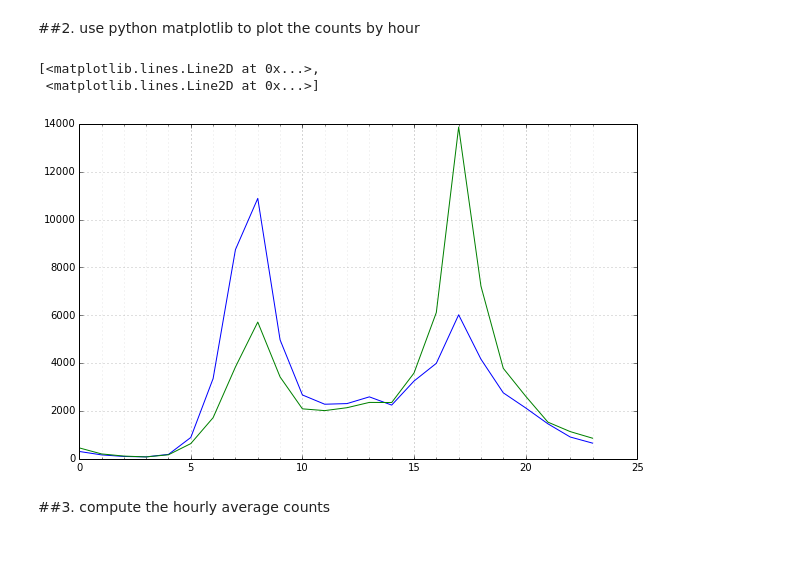
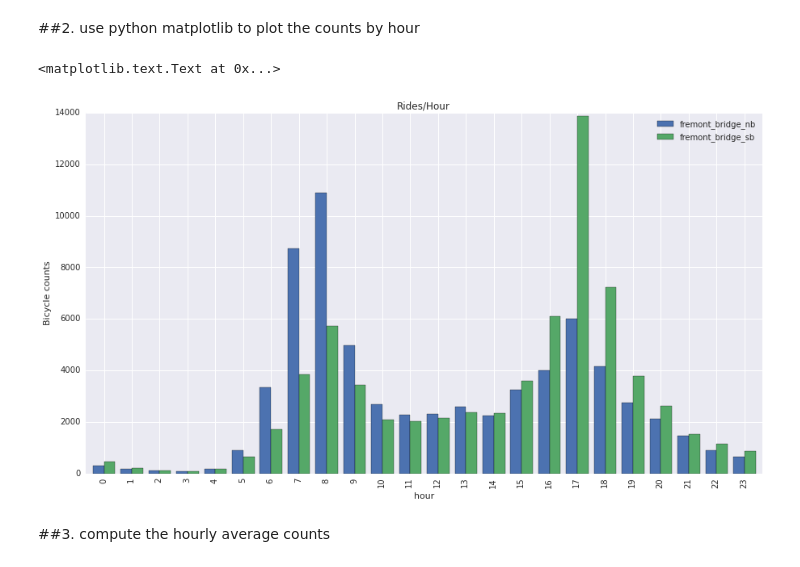
Before and after one commit to gshguru/uwseds, a Jupyter notebook: Homework1/analysis/Homework1 - Analysis.ipynb, the cells around one changed output. Saved outputs shown, nothing was run; the diff lists cells and outputs as text; code cells hidden in the pictures.

Commit message:
Homework1: Changing plot type

```diff
--- a/Homework1/analysis/Homework1 - Analysis.ipynb
+++ b/Homework1/analysis/Homework1 - Analysis.ipynb
@@ -20,9 +20,11 @@ In the notebook:
 %matplotlib inline
 
 import matplotlib
+import matplotlib.pyplot as plt
+import seaborn
+seaborn.set()
+matplotlib.rcParams['figure.figsize'] = (15, 8)
+
 import numpy as np
-import matplotlib.pyplot as plt
 import pandas as pd
-
-matplotlib.rcParams['figure.figsize'] = (10, 6)
 # %%
@@ -102,17 +109,12 @@ date_hour_data.head()
 ##2. use python matplotlib to plot the counts by hour
 # %%
 hour_data = data.groupby('hour').sum()
-# %%
-fig = plt.figure()
-ax = fig.add_subplot(1,1,1)
-ax.set_xticks(range(24), minor=True)
-ax.grid(which='minor', alpha=0.2)
-ax.grid(which='major', alpha=0.5)
-plt.plot(hour_data)
-# %% [output]
-[<matplotlib.lines.Line2D at 0x...>,
- <matplotlib.lines.Line2D at 0x...>]
-[figure, removed]
+# %%
+ax = hour_data.plot(kind='bar',title='Rides/Hour', width=0.8)
+ax.set_ylabel("Bicycle counts")
+# %% [output]
+<matplotlib.text.Text at 0x...>
+[figure, added]
 # %% [markdown]
  ##3. compute the hourly average counts
 # %%
```
Also changed, not shown: parts of 7 cells of this notebook.
